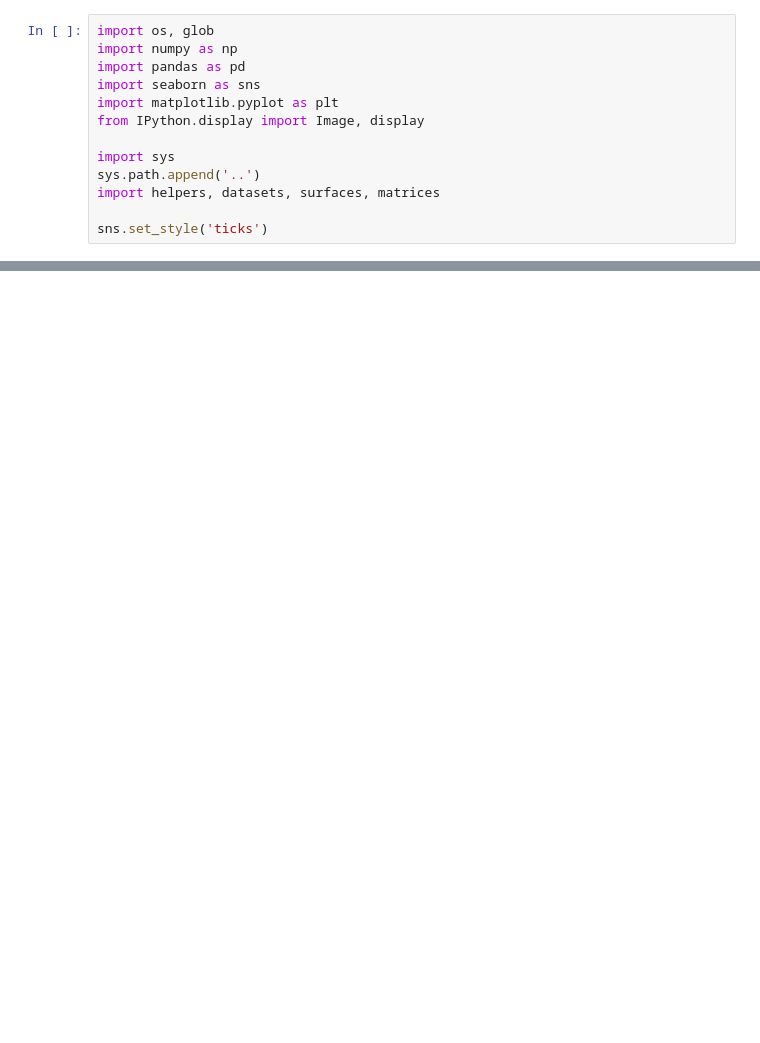
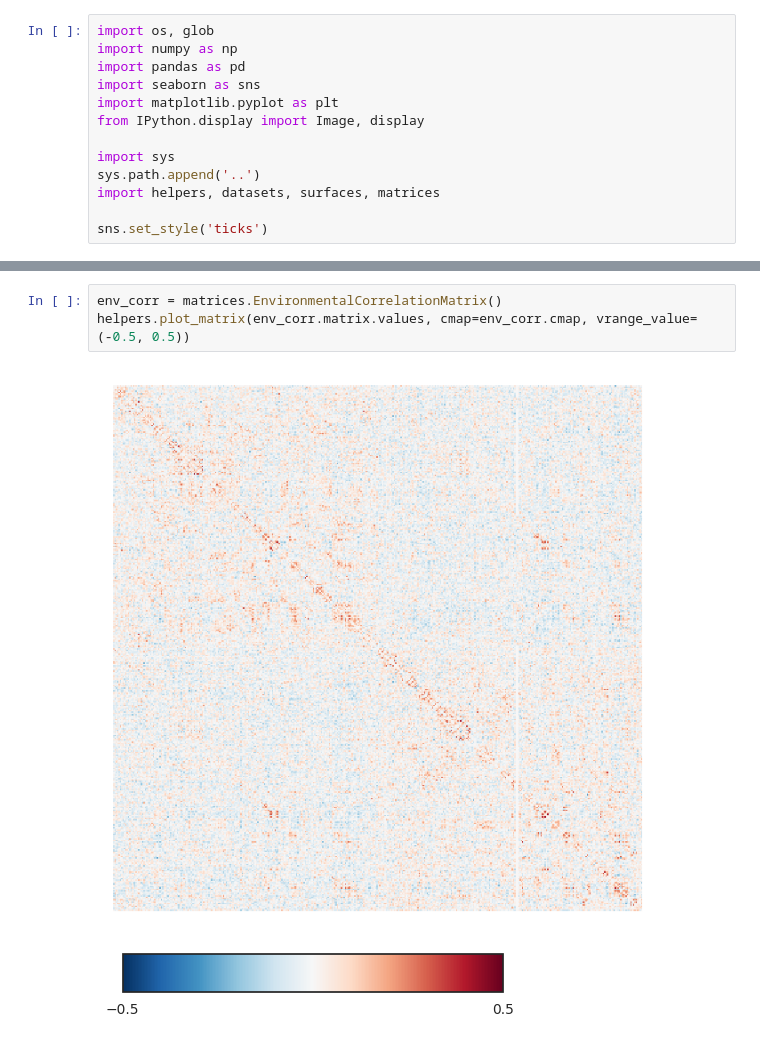
Before and after one commit to amnsbr/laminar_organization, a Jupyter notebook: code/figures/Fig_S18.ipynb, the cells around one changed output, grey strips where cells are left out. Drawn from its saved outputs; the diff is of its cells as text; blank space fills up the shorter version.

```diff
--- a/code/figures/Fig_S18.ipynb
+++ b/code/figures/Fig_S18.ipynb
@@ -76,0 +33,6 @@ Loading the matrix from /home/asaberi/laminar_organization/code/../output/ltc/pa
+# %%
+env_corr = matrices.EnvironmentalCorrelationMatrix()
+helpers.plot_matrix(env_corr.matrix.values, cmap=env_corr.cmap, vrange_value=(-0.5, 0.5))
+# %% [output]
+[figure, added]
+[figure, added]
```
Also changed, not shown: parts of 10 cells of this notebook, 5 other files.
